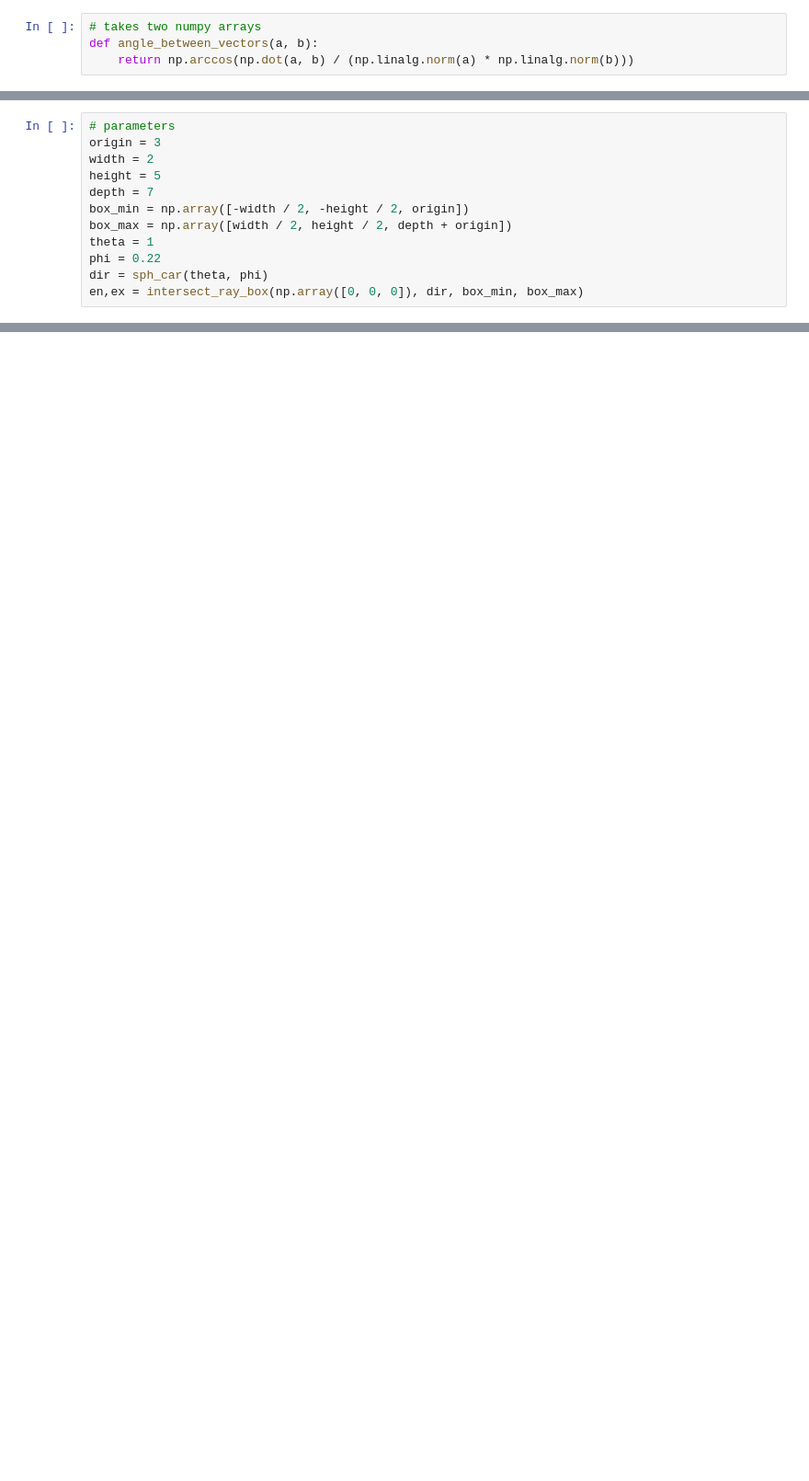
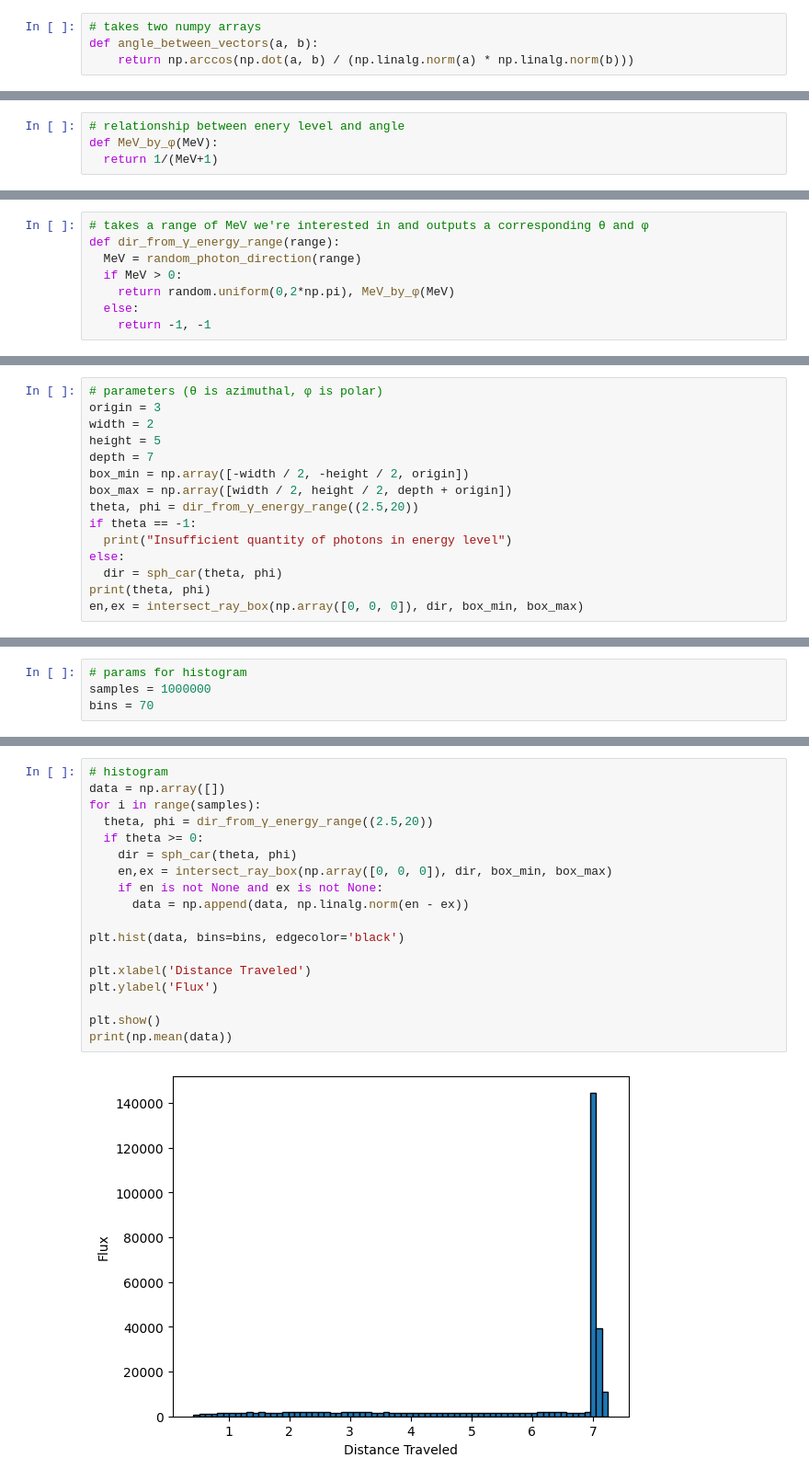
Before and after one commit to KGL8/Code-for-Lab, a Jupyter notebook: photon_through_deuteron_target.ipynb, the cells around one changed output, grey strips where cells are left out. Shown at 92% size. Cells and saved outputs as stored; diff of their text form; blank space fills up the shorter version.

Commit message:
Working on the histogram stuff

```diff
--- a/photon_through_deuteron_target.ipynb
+++ b/photon_through_deuteron_target.ipynb
@@ -105,0 +101,4 @@ def dist(side):
+# %%
+# relationship between enery level and angle
+def MeV_by_φ(MeV):
+  return 1/(MeV+1)
@@ -105,0 +115,8 @@ def dist(side):
+# %%
+# takes a range of MeV we're interested in and outputs a corresponding θ and φ
+def dir_from_γ_energy_range(range):
+  MeV = random_photon_direction(range)
+  if MeV > 0:
+    return random.uniform(0,2*np.pi), MeV_by_φ(MeV)
+  else:
+    return -1, -1
@@ -106,12 +125,15 @@ def dist(side):
 # %%
-# parameters
+# parameters (θ is azimuthal, φ is polar)
 origin = 3
 width = 2
 height = 5
 depth = 7
 box_min = np.array([-width / 2, -height / 2, origin])
 box_max = np.array([width / 2, height / 2, depth + origin])
-theta = 1
-phi = 0.22
-dir = sph_car(theta, phi)
+theta, phi = dir_from_γ_energy_range((2.5,20))
+if theta == -1:
+  print("Insufficient quantity of photons in energy level")
+else:
+  dir = sph_car(theta, phi)
+print(theta, phi)
 en,ex = intersect_ray_box(np.array([0, 0, 0]), dir, box_min, box_max)
@@ -127,0 +143,4 @@ My function: 5.406953631989806
+# %%
+# params for histogram
+samples = 1000000
+bins = 70
@@ -127,0 +149,20 @@ My function: 5.406953631989806
+# %%
+# histogram
+data = np.array([])
+for i in range(samples):
+  theta, phi = dir_from_γ_energy_range((2.5,20))
+  if theta >= 0:
+    dir = sph_car(theta, phi)
+    en,ex = intersect_ray_box(np.array([0, 0, 0]), dir, box_min, box_max)
+    if en is not None and ex is not None:
+      data = np.append(data, np.linalg.norm(en - ex))
+
+plt.hist(data, bins=bins, edgecolor='black')
+
+plt.xlabel('Distance Traveled')
+plt.ylabel('Flux')
+
+plt.show()
+print(np.mean(data))
+# %% [output]
+[figure, added]
```
Also changed, not shown: parts of 13 cells of this notebook.
